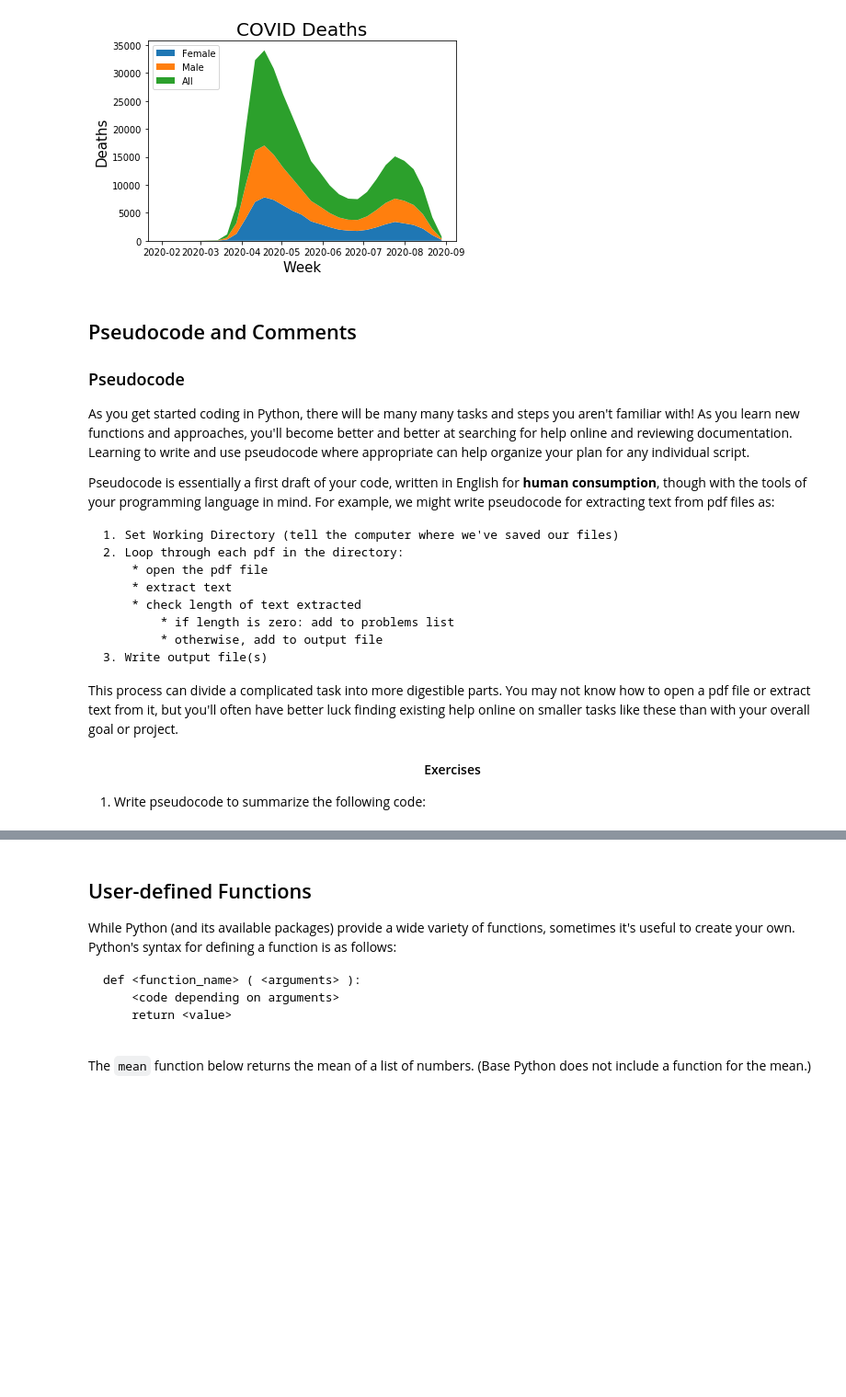
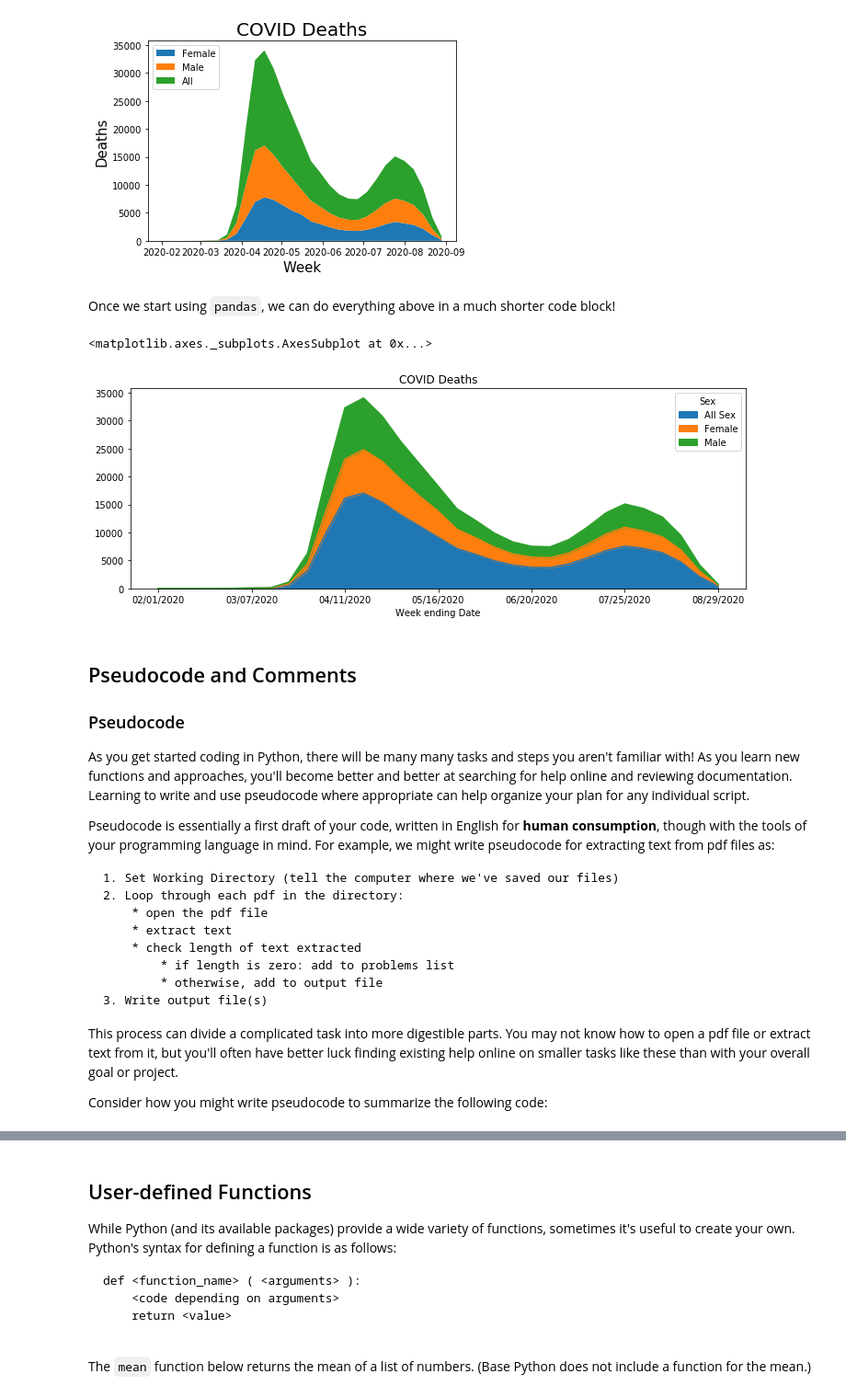
Before and after one commit to UNC-Libraries-data/Python, a Jupyter notebook: Intro/Introduction.fall2020.ipynb, the cells around one changed output, grey strips where cells are left out. Shown at 92% size. Saved outputs shown, nothing was run; the diff lists cells and outputs as text; code cells hidden in the pictures; blank space fills up the shorter version.

```diff
--- a/Intro/Introduction.fall2020.ipynb
+++ b/Intro/Introduction.fall2020.ipynb
@@ -794,3 +765,15 @@ pd_data = pd.read_csv(inpfile)
+# %% [markdown]
+Once we start using `pandas`, we can do everything above in a much shorter code block!
+# %%
+import pandas as pd
+pd_data = pd.read_csv(inpfile)
+(pd_data.groupby(["Week ending Date","Sex"])["COVID-19 Deaths"]
+ .sum().reset_index()
+ .pivot(index = "Week ending Date" ,columns="Sex", values="COVID-19 Deaths").reset_index()
+ .plot.area(x="Week ending Date", title="COVID Deaths"))
+# %% [output]
+<matplotlib.axes._subplots.AxesSubplot at 0x...>
+[figure, added]
 # %% [markdown]
 ## Pseudocode and Comments
 
@@ -812,11 +795,7 @@ Pseudocode is essentially a first draft of your code, written in English for **h
 
 This process can divide a complicated task into more digestible parts.  You may not know how to open a pdf file or extract text from it, but you'll often have better luck finding existing help online on smaller tasks like these than with your overall goal or project.
 
-<center>
-<h4>Exercises</h4>
-</center>
-
-1. Write pseudocode to summarize the following code:
+Consider how you might write pseudocode to summarize the following code:
 # %%
 random_words=["statement", "toy", "cars", "shoes", "ear", "busy",
               "magnificent", "brainy", "healthy", "narrow", "join",
```
Also changed, not shown: parts of 11 cells of this notebook, 1 other file.
